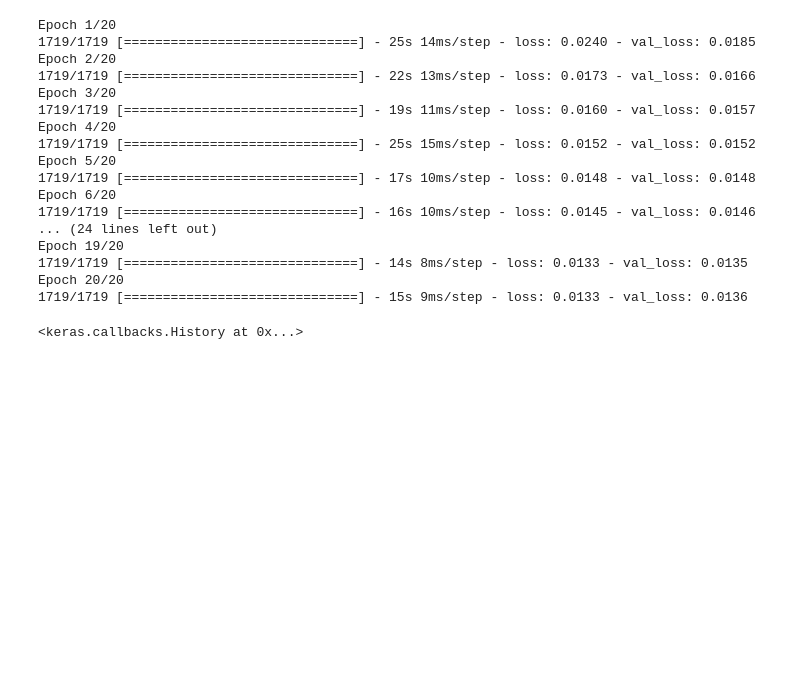
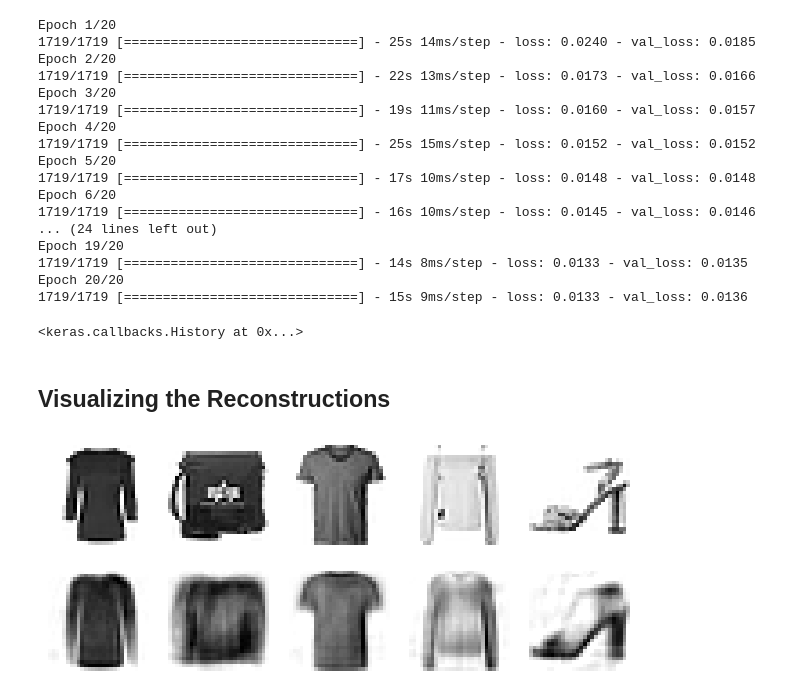
Before and after one commit to tandao0909/hands-on-with-DS, a Jupyter notebook: Chapter 17/generate.ipynb, the cells around one changed output. Cells and saved outputs as stored; diff of their text form; code cells hidden in the pictures; blank space fills up the shorter version.

Commit message:
Complete Visualizing the Reconstructions chapter 17

```diff
--- a/Chapter 17/generate.ipynb
+++ b/Chapter 17/generate.ipynb
@@ -93,3 +93,23 @@ Epoch 19/20
 Epoch 20/20
 1719/1719 [==============================] - 15s 9ms/step - loss: 0.0133 - val_loss: 0.0136
 <keras.callbacks.History at 0x...>
+# %% [markdown]
+## Visualizing the Reconstructions
+# %%
+def plot_reconstruction(model: tf.keras.Sequential, images=X_valid, n_images=5):
+    predict_images = model.predict(images[:n_images], verbose=0)
+    clipped_predict_images = np.clip(predict_images, 0, 1)
+    plt.figure(figsize=(n_images * 1.5, 3))
+    for idx in range(n_images):
+        plt.subplot(2, n_images, idx + 1)
+        plt.imshow(images[idx], cmap="binary")
+        plt.axis("off")
+        plt.subplot(2, n_images, 1 + n_images + idx)
+        plt.imshow(clipped_predict_images[idx], cmap="binary")
+        plt.axis("off")
+    plt.show()
+
+
+plot_reconstruction(stacked_ae)
+# %% [output]
+[figure, added]
```
Also changed, not shown: 1 other file.
